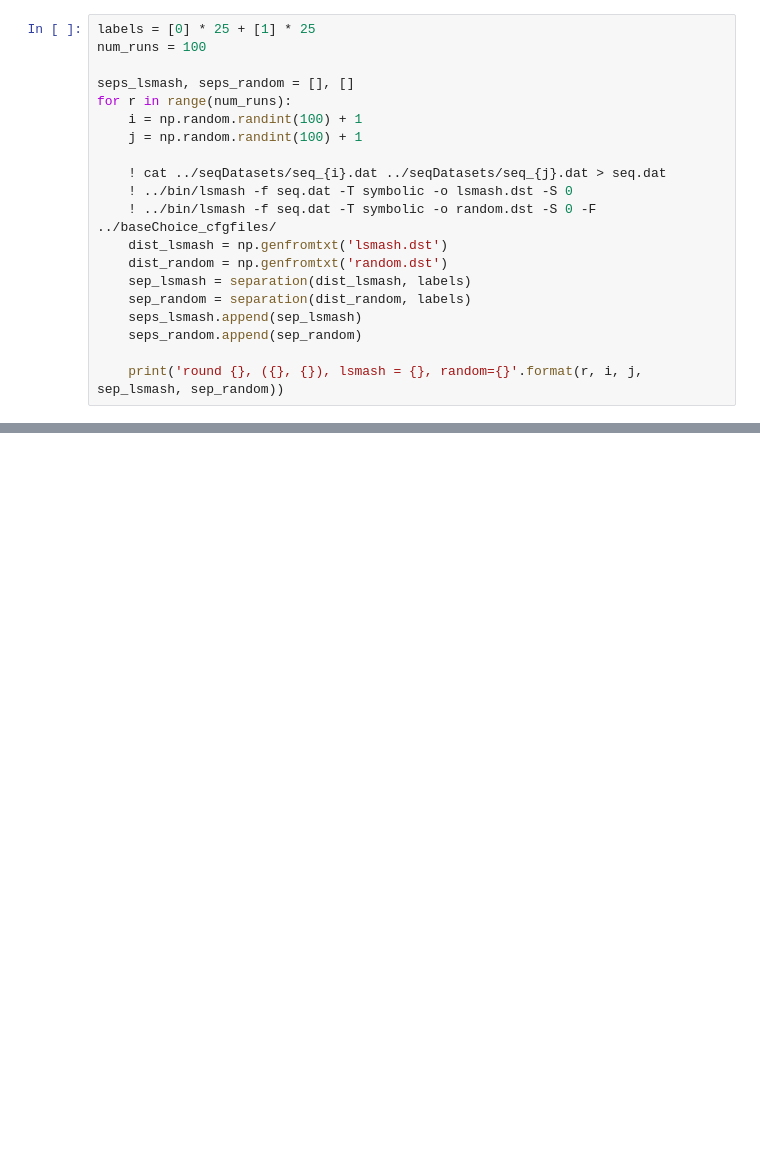
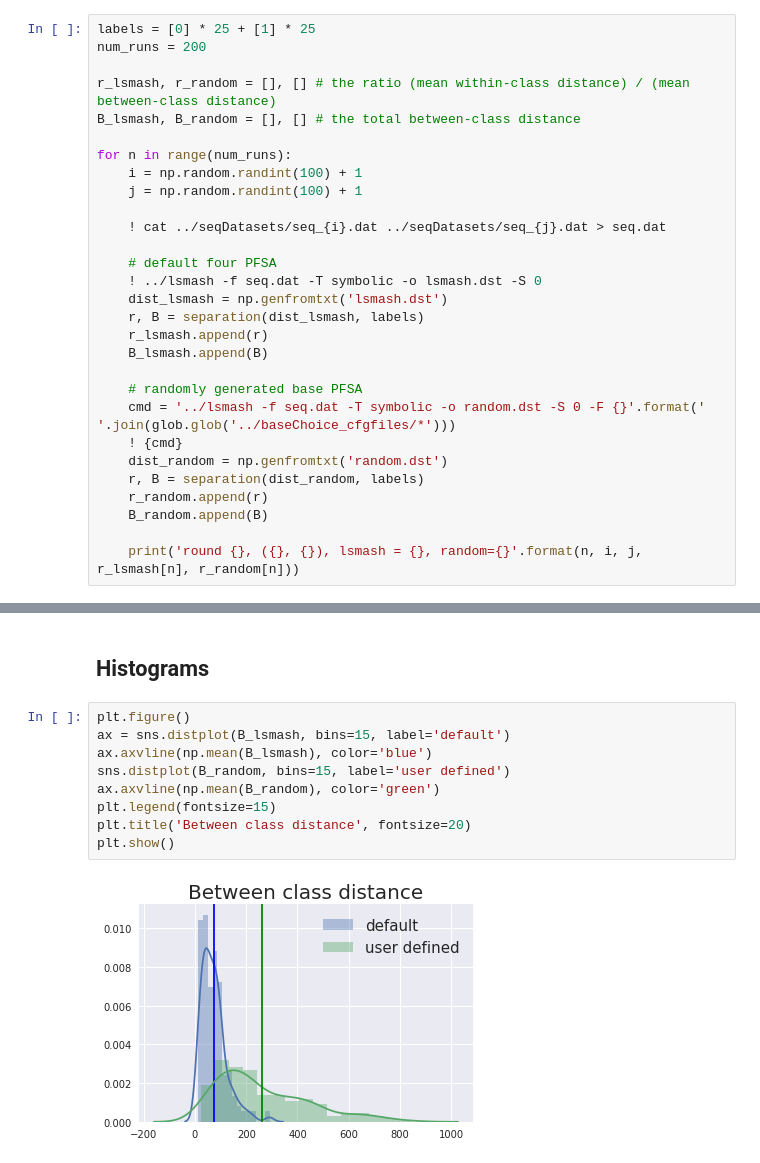
Before and after one commit to zeroknowledgediscovery/zutil_, a Jupyter notebook: ntb/baseChoice.ipynb, the cells around one changed output, grey strips where cells are left out. Saved outputs shown, nothing was run; the diff lists cells and outputs as text; blank space fills up the shorter version.

Commit message:
test llk base PFSA choice in ntb

```diff
--- a/ntb/baseChoice.ipynb
+++ b/ntb/baseChoice.ipynb
@@ -81,21 +62,30 @@ plt.show()
 # %%
 labels = [0] * 25 + [1] * 25
-num_runs = 100
+num_runs = 200
 
-seps_lsmash, seps_random = [], []
-for r in range(num_runs):
+r_lsmash, r_random = [], [] # the ratio (mean within-class distance) / (mean between-class distance)
+B_lsmash, B_random = [], [] # the total between-class distance
+
+for n in range(num_runs):
     i = np.random.randint(100) + 1
     j = np.random.randint(100) + 1
 
     ! cat ../seqDatasets/seq_{i}.dat ../seqDatasets/seq_{j}.dat > seq.dat
-    ! ../bin/lsmash -f seq.dat -T symbolic -o lsmash.dst -S 0
-    ! ../bin/lsmash -f seq.dat -T symbolic -o random.dst -S 0 -F ../baseChoice_cfgfiles/
+
+    # default four PFSA
+    ! ../lsmash -f seq.dat -T symbolic -o lsmash.dst -S 0
     dist_lsmash = np.genfromtxt('lsmash.dst')
+    r, B = separation(dist_lsmash, labels)
+    r_lsmash.append(r)
+    B_lsmash.append(B)
+
+    # randomly generated base PFSA
+    cmd = '../lsmash -f seq.dat -T symbolic -o random.dst -S 0 -F {}'.format(' '.join(glob.glob('../baseChoice_cfgfiles/*')))
+    ! {cmd}
     dist_random = np.genfromtxt('random.dst')
-    sep_lsmash = separation(dist_lsmash, labels)
-    sep_random = separation(dist_random, labels)
-    seps_lsmash.append(sep_lsmash)
-    seps_random.append(sep_random)
+    r, B = separation(dist_random, labels)
+    r_random.append(r)
+    B_random.append(B)
 
-    print('round {}, ({}, {}), lsmash = {}, random={}'.format(r, i, j, sep_lsmash, sep_random))
+    print('round {}, ({}, {}), lsmash = {}, random={}'.format(n, i, j, r_lsmash[n], r_random[n]))
 # %% [output]
@@ -119,0 +109,13 @@ ZeroDivisionError: division by zero
+# %% [markdown]
+## Histograms
+# %%
+plt.figure()
+ax = sns.distplot(B_lsmash, bins=15, label='default')
+ax.axvline(np.mean(B_lsmash), color='blue')
+sns.distplot(B_random, bins=15, label='user defined')
+ax.axvline(np.mean(B_random), color='green')
+plt.legend(fontsize=15)
+plt.title('Between class distance', fontsize=20)
+plt.show()
+# %% [output]
+[figure, added]
```
Also changed, not shown: parts of 17 cells of this notebook, 11 other files.
